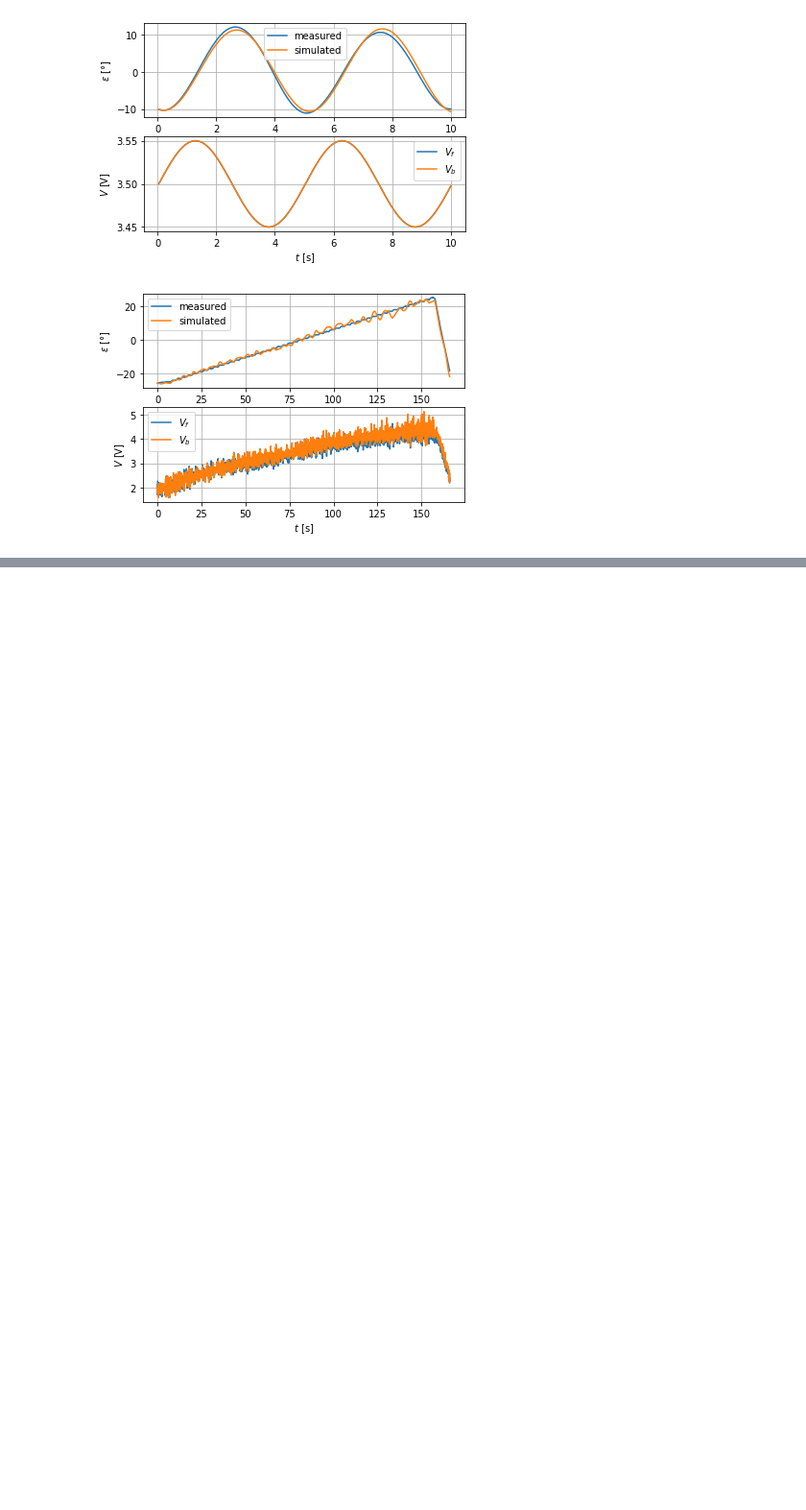
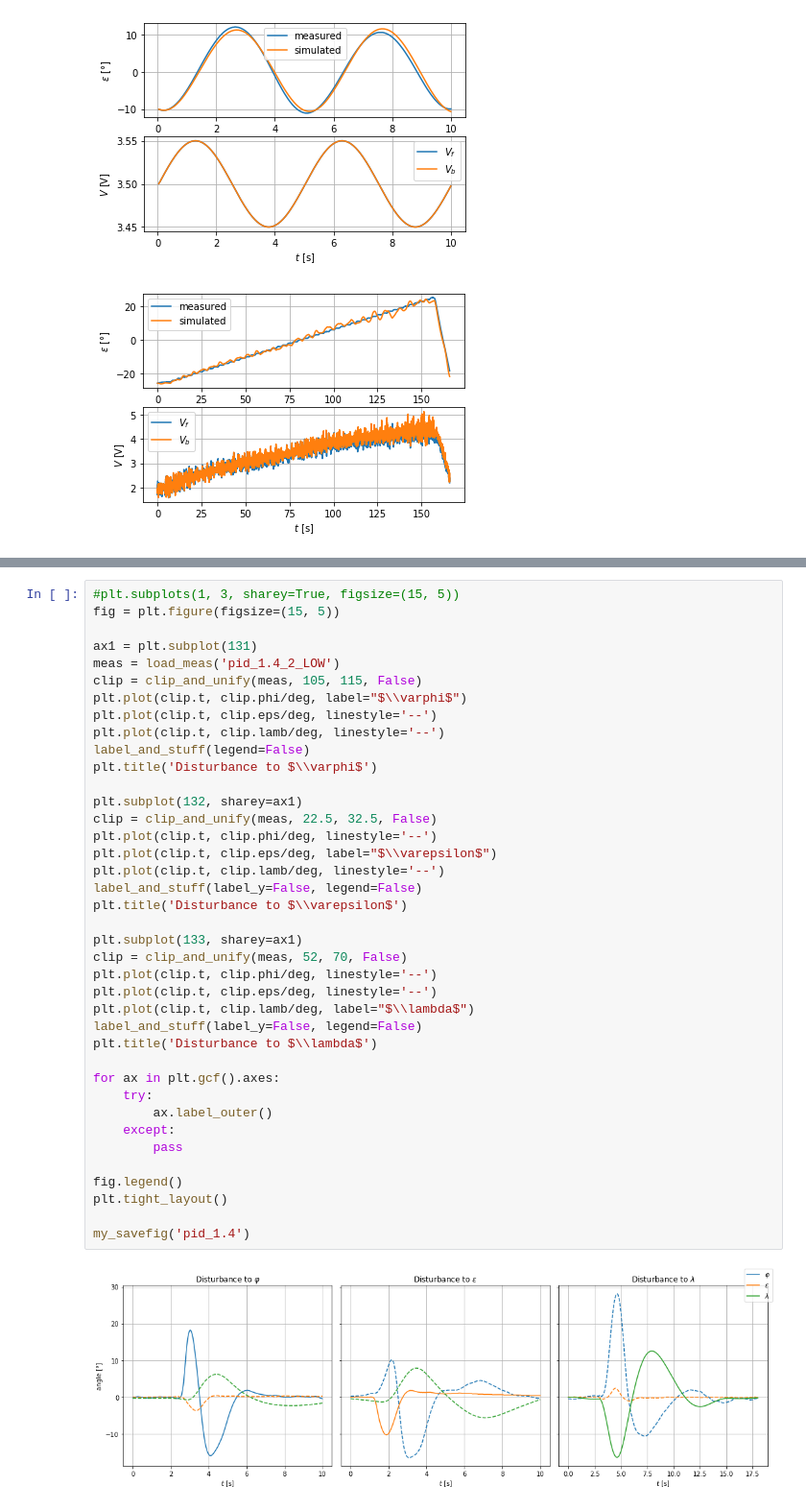
Before and after one commit to Rojetto/helicopter_thesis_code, a Jupyter notebook: scripts/diagrams.ipynb, the cells around one changed output, grey strips where cells are left out. Shown at 96% size. Cells and saved outputs as stored; diff of their text form; blank space fills up the shorter version.

```diff
--- a/scripts/diagrams.ipynb
+++ b/scripts/diagrams.ipynb
@@ -172,0 +311,41 @@ my_savefig('est_p_eps_2_p_eps_3_NICE')
+# %%
+#plt.subplots(1, 3, sharey=True, figsize=(15, 5))
+fig = plt.figure(figsize=(15, 5))
+
+ax1 = plt.subplot(131)
+meas = load_meas('pid_1.4_2_LOW')
+clip = clip_and_unify(meas, 105, 115, False)
+plt.plot(clip.t, clip.phi/deg, label="$\\varphi$")
+plt.plot(clip.t, clip.eps/deg, linestyle='--')
+plt.plot(clip.t, clip.lamb/deg, linestyle='--')
+label_and_stuff(legend=False)
+plt.title('Disturbance to $\\varphi$')
+
+plt.subplot(132, sharey=ax1)
+clip = clip_and_unify(meas, 22.5, 32.5, False)
+plt.plot(clip.t, clip.phi/deg, linestyle='--')
+plt.plot(clip.t, clip.eps/deg, label="$\\varepsilon$")
+plt.plot(clip.t, clip.lamb/deg, linestyle='--')
+label_and_stuff(label_y=False, legend=False)
+plt.title('Disturbance to $\\varepsilon$')
+
+plt.subplot(133, sharey=ax1)
+clip = clip_and_unify(meas, 52, 70, False)
+plt.plot(clip.t, clip.phi/deg, linestyle='--')
+plt.plot(clip.t, clip.eps/deg, linestyle='--')
+plt.plot(clip.t, clip.lamb/deg, label="$\\lambda$")
+label_and_stuff(label_y=False, legend=False)
+plt.title('Disturbance to $\\lambda$')
+
+for ax in plt.gcf().axes:
+    try:
+        ax.label_outer()
+    except:
+        pass
+
+fig.legend()
+plt.tight_layout()
+
+my_savefig('pid_1.4')
+# %% [output]
+[figure, added]
```
Also changed, not shown: parts of 11 cells of this notebook, 2 other files.
